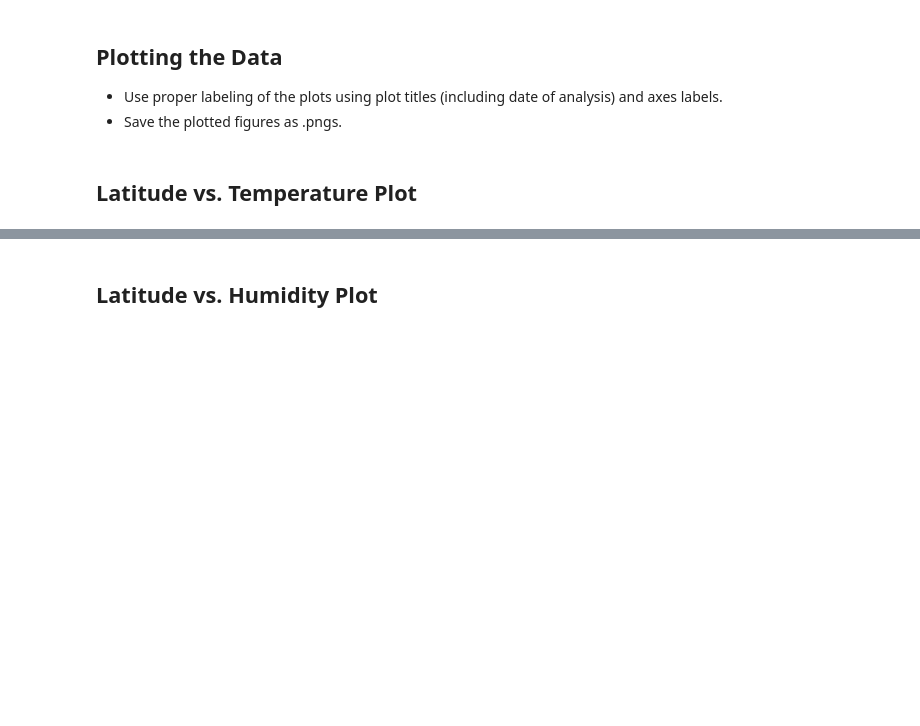
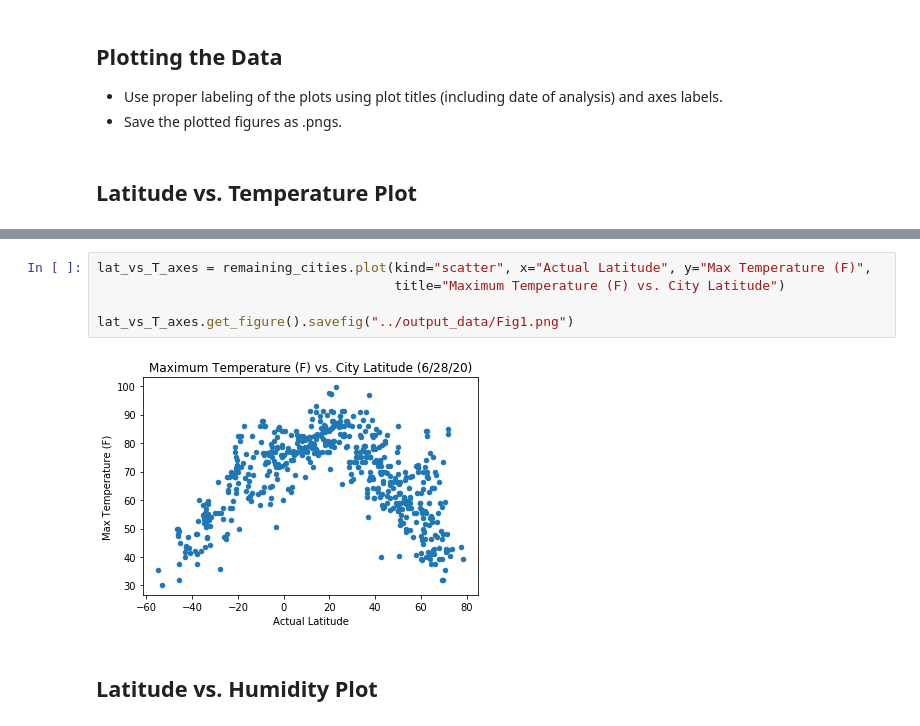
Before and after one commit to Gendo90/python-api-challenge, a Jupyter notebook: starter_code/WeatherPy.ipynb, the cells around one changed output, grey strips where cells are left out. Cells and saved outputs as stored; diff of their text form; blank space fills up the shorter version.

Commit message:
feat: Finish cleaning data, export data to csv in output_data folder, and plot first scatterplot of temperature (F) vs. latitude, with plot saved to file as Fig1.png in the output_data folder again

```diff
--- a/starter_code/WeatherPy.ipynb
+++ b/starter_code/WeatherPy.ipynb
@@ -333,3 +344,10 @@ remaining_cities
+# %%
+lat_vs_T_axes = remaining_cities.plot(kind="scatter", x="Actual Latitude", y="Max Temperature (F)",
+                                      title="Maximum Temperature (F) vs. City Latitude")
+
+lat_vs_T_axes.get_figure().savefig("../output_data/Fig1.png")
+# %% [output]
+[figure, added]
 # %% [markdown]
 ## Latitude vs. Humidity Plot
 # %%
```
Also changed, not shown: parts of 2 cells of this notebook, 2 other files.
